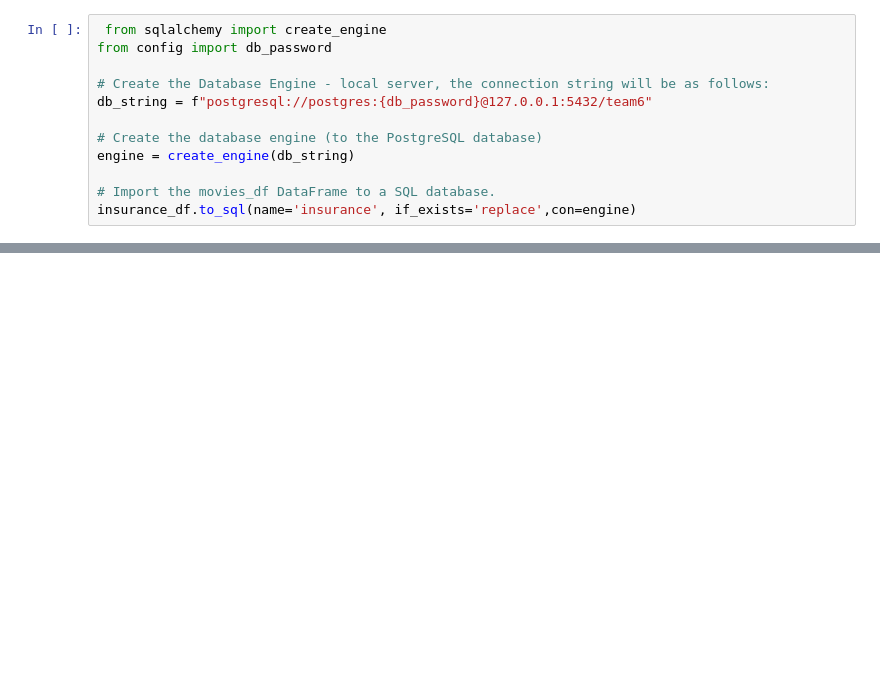
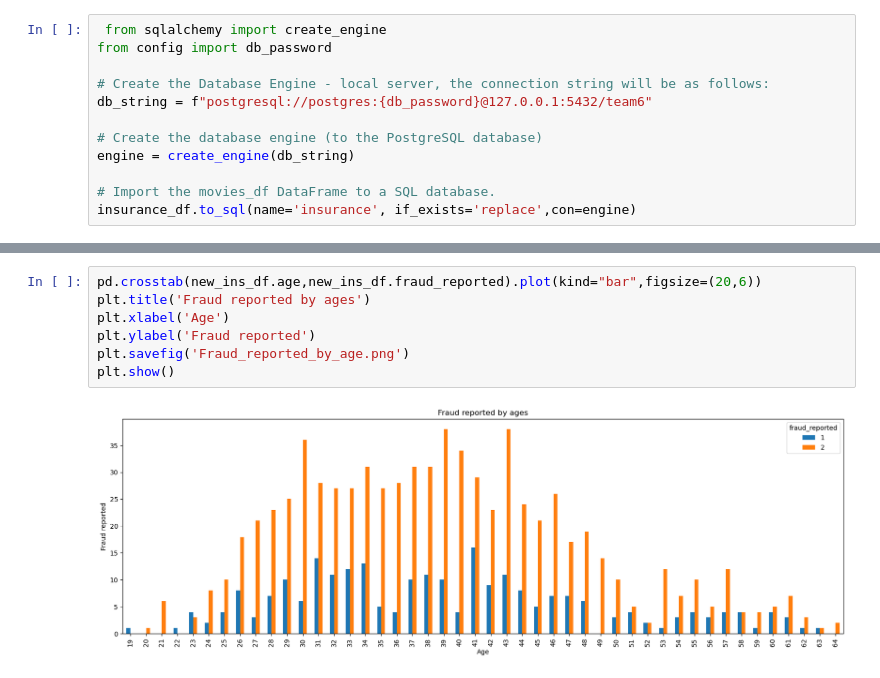
Before and after one commit to GerlechJen/Predicting-Auto-Insurance-Fraud-Claims, a Jupyter notebook: database1.ipynb, the cells around one changed output, grey strips where cells are left out. Drawn from its saved outputs; the diff is of its cells as text; blank space fills up the shorter version.

```diff
--- a/database1.ipynb
+++ b/database1.ipynb
@@ -52,0 +291,9 @@ insurance_df.to_sql(name='insurance', if_exists='replace',con=engine)
+# %%
+pd.crosstab(new_ins_df.age,new_ins_df.fraud_reported).plot(kind="bar",figsize=(20,6))
+plt.title('Fraud reported by ages')
+plt.xlabel('Age')
+plt.ylabel('Fraud reported')
+plt.savefig('Fraud_reported_by_age.png')
+plt.show()
+# %% [output]
+[figure, added]
```
Also changed, not shown: parts of 38 cells of this notebook, 2 other files.
